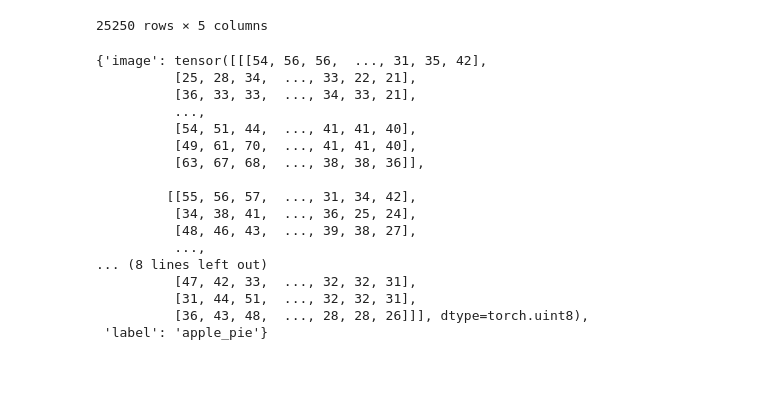
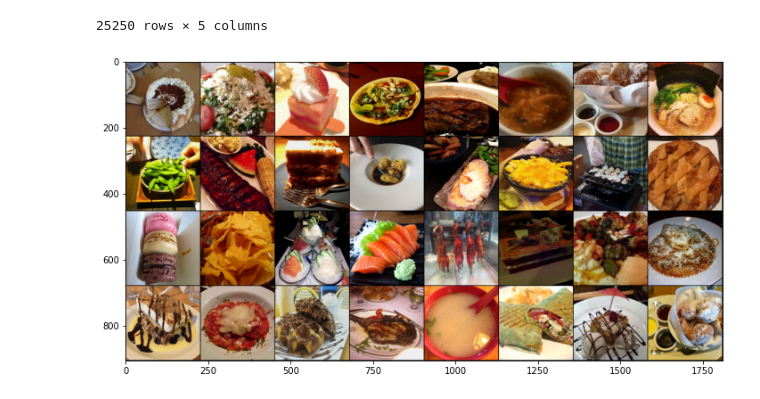
Before and after one commit to willkchan/Food-Classification, a Jupyter notebook: notebook.ipynb, the cells around one changed output. Drawn from its saved outputs; the diff is of its cells as text; code cells hidden in the pictures; blank space fills up the shorter version.

Commit message:
practice displaying images from dataloder

```diff
--- a/notebook.ipynb
+++ b/notebook.ipynb
@@ -114,9 +115,10 @@ test_labels
 # Need to add transforms to rescale, totensor of our images
 # then need to encode our labels and make that a tensor
 class Food_Dataset(Dataset):
-    def __init__(self, dataframe, transform=None):
+    def __init__(self, dataframe, transform=None, target_transform=None):
         self.dataframe = dataframe
         self.transform = transform
+        self.target_transform = target_transform
 
     def __len__(self):
         return len(self.dataframe)
@@ -127,8 +129,10 @@ class Food_Dataset(Dataset):
         label = self.dataframe['label'].iloc[idx]
         if self.transform:
             image = self.transform(image)
-        return {'image':image, 'label':label}
-        # return image, label
+        if self.target_transform:
+            label = self.target_transform(label)
+        # return {'image':image, 'label':label}
+        return image, label
 # %%
 # Define Transforms
 train_transforms = transforms.Compose([
@@ -150,23 +158,13 @@ testing_set = Food_Dataset(test_labels, transform=test_transforms)
 # make train and test loaders
 training_loader = DataLoader(dataset=training_set, batch_size=32, shuffle=True)
 test_loader = DataLoader(dataset=testing_set, batch_size=32, shuffle=True)
-# %%
-training_set.__getitem__(0)
-# %% [output]
-{'image': tensor([[[54, 56, 56,  ..., 31, 35, 42],
-          [25, 28, 34,  ..., 33, 22, 21],
-          [36, 33, 33,  ..., 34, 33, 21],
-          ...,
-          [54, 51, 44,  ..., 41, 41, 40],
-          [49, 61, 70,  ..., 41, 41, 40],
-          [63, 67, 68,  ..., 38, 38, 36]],
-
-         [[55, 56, 57,  ..., 31, 34, 42],
-          [34, 38, 41,  ..., 36, 25, 24],
-          [48, 46, 43,  ..., 39, 38, 27],
-          ...,
-... (8 lines left out)
-          [47, 42, 33,  ..., 32, 32, 31],
-          [31, 44, 51,  ..., 32, 32, 31],
-          [36, 43, 48,  ..., 28, 28, 26]]], dtype=torch.uint8),
- 'label': 'apple_pie'}
+# %%
+def show_images(train_dl):
+    for images, labels in train_dl:
+        fig, ax = plt.subplots(figsize=(12,12))
+        ax.imshow(make_grid(images[:32], nrow=8).permute(1,2,0))
+        break
+# %%
+show_images(training_loader)
+# %% [output]
+[figure, added]
```
Also changed, not shown: parts of 2 cells of this notebook.
